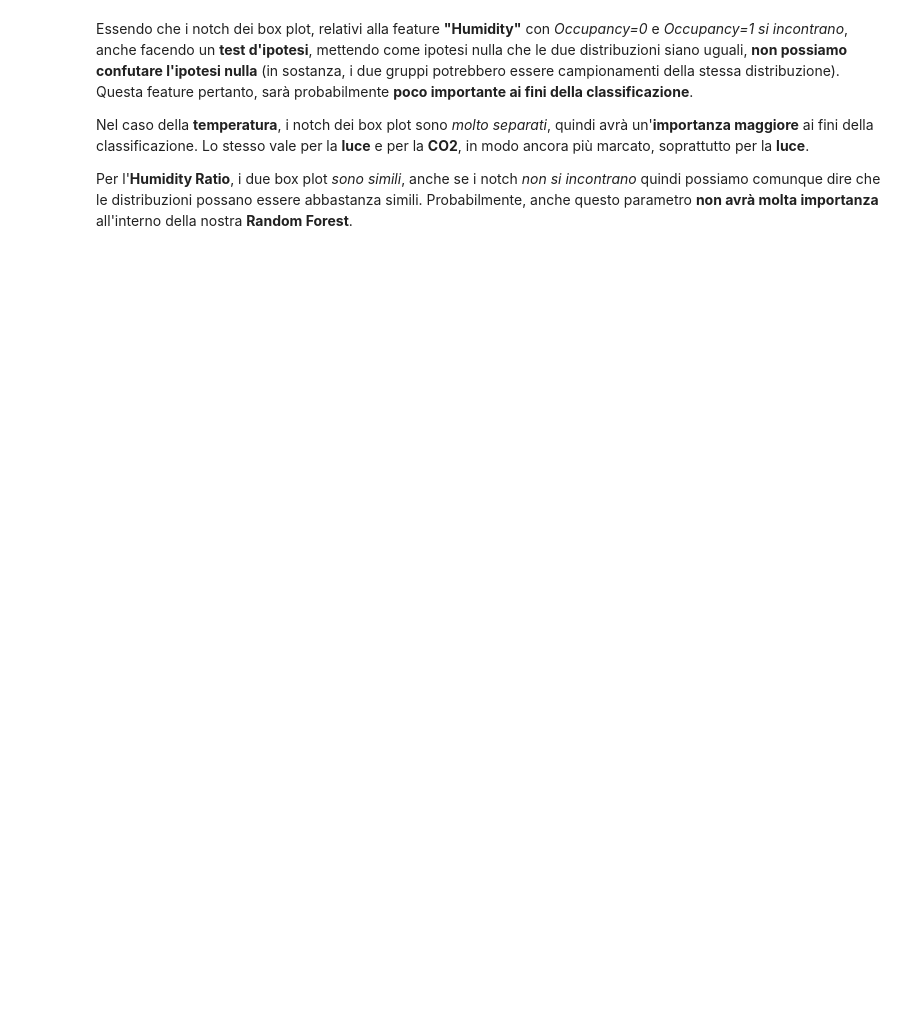
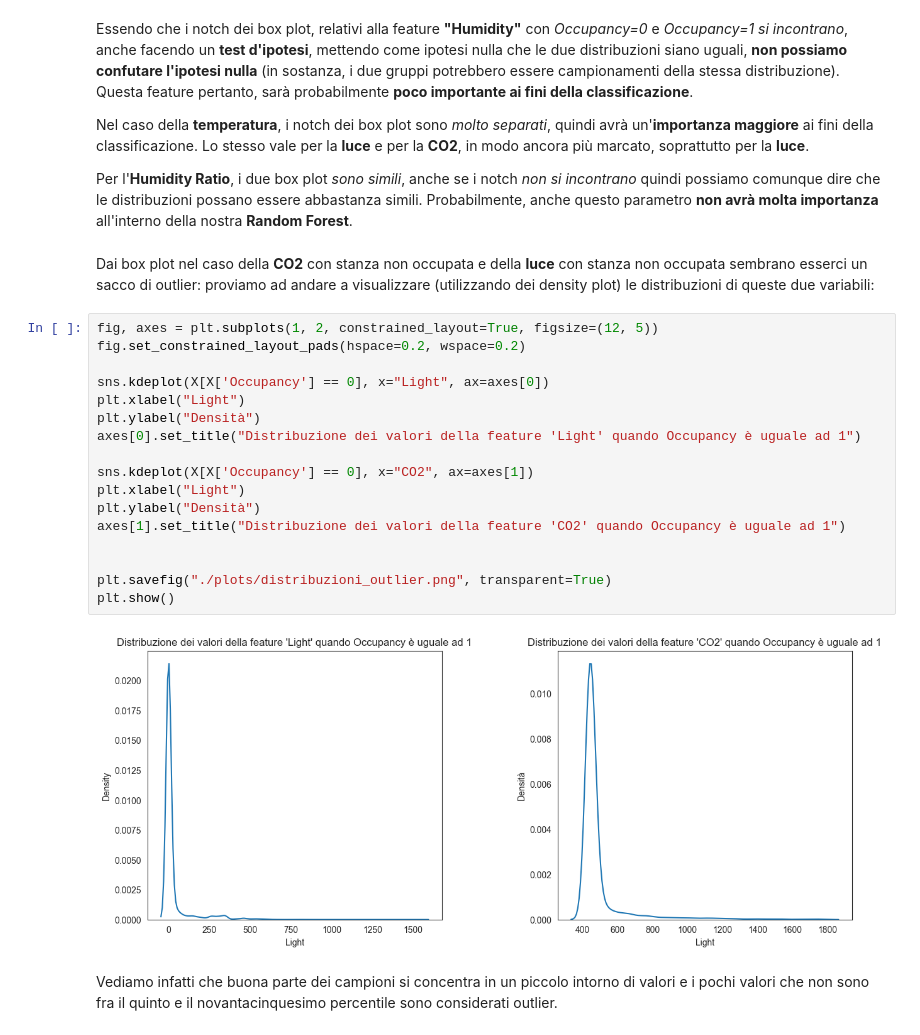
Before and after one commit to gabrielee20/roomoccupation, a Jupyter notebook: visualization.ipynb, the cells around one changed output. Drawn from its saved outputs; the diff is of its cells as text; blank space fills up the shorter version.

```diff
--- a/visualization.ipynb
+++ b/visualization.ipynb
@@ -234,3 +235,26 @@ Lo stesso vale per la **luce** e per la **CO2**, in modo ancora più marcato, so
 
 Per l'**Humidity Ratio**, i due box plot _sono simili_, anche se i notch _non si incontrano_ quindi possiamo comunque dire che le distribuzioni possano essere abbastanza simili.
 Probabilmente, anche questo parametro **non avrà molta importanza** all'interno della nostra **Random Forest**.
+# %% [markdown]
+Dai box plot nel caso della **CO2** con stanza non occupata e della **luce** con stanza non occupata sembrano esserci un sacco di outlier: proviamo ad andare a visualizzare (utilizzando dei density plot) le distribuzioni di queste due variabili:
+# %%
+fig, axes = plt.subplots(1, 2, constrained_layout=True, figsize=(12, 5))
+fig.set_constrained_layout_pads(hspace=0.2, wspace=0.2)
+
+sns.kdeplot(X[X['Occupancy'] == 0], x="Light", ax=axes[0])
+plt.xlabel("Light")
+plt.ylabel("Densità")
+axes[0].set_title("Distribuzione dei valori della feature 'Light' quando Occupancy è uguale ad 1")
+
+sns.kdeplot(X[X['Occupancy'] == 0], x="CO2", ax=axes[1])
+plt.xlabel("Light")
+plt.ylabel("Densità")
+axes[1].set_title("Distribuzione dei valori della feature 'CO2' quando Occupancy è uguale ad 1")
+
+
+plt.savefig("./plots/distribuzioni_outlier.png", transparent=True)
+plt.show()
+# %% [output]
+[figure, added]
+# %% [markdown]
+Vediamo infatti che buona parte dei campioni si concentra in un piccolo intorno di valori e i pochi valori che non sono fra il quinto e il novantacinquesimo percentile sono considerati outlier.
```
Also changed, not shown: parts of 1 cell of this notebook, 2 other files.
